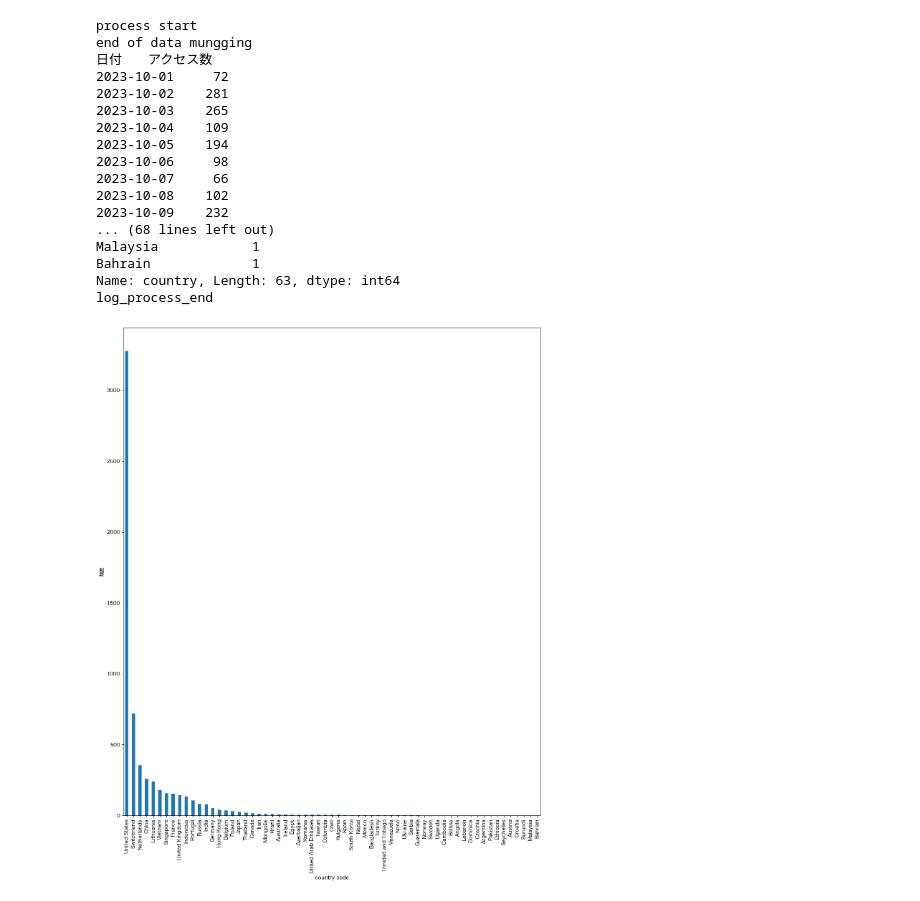
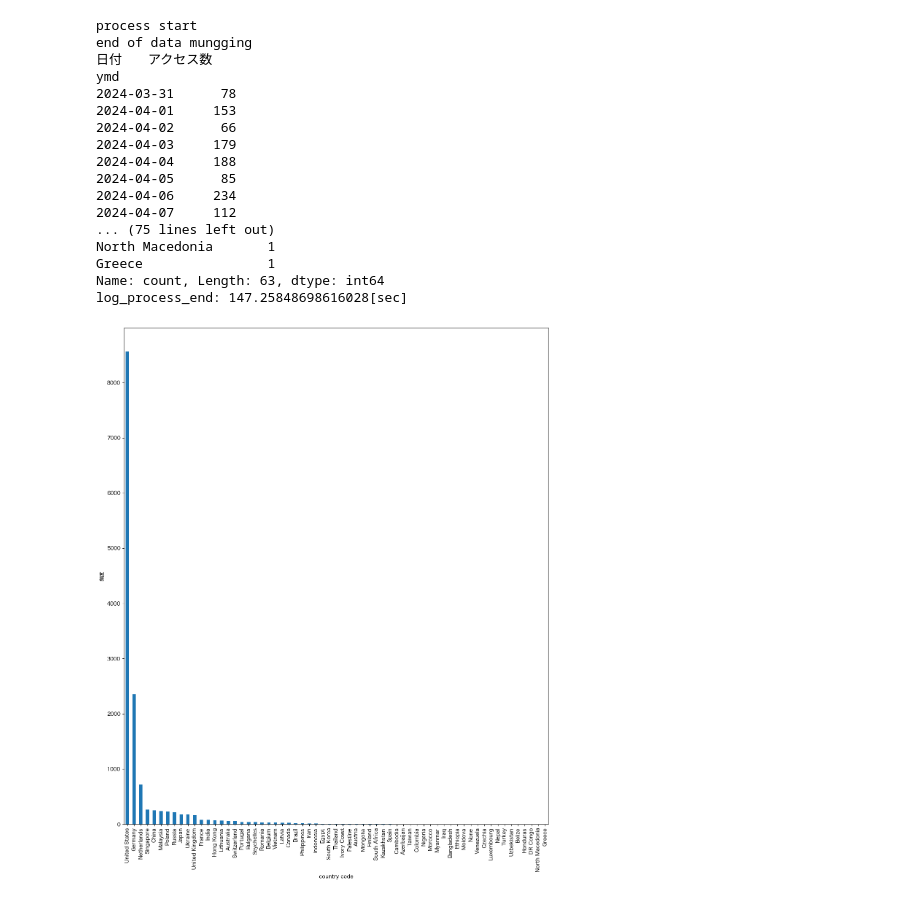
Before and after one commit to takishun/Security_practice_code, a Jupyter notebook: log_an_ver2.ipynb, the cells around one changed output. Drawn from its saved outputs; the diff is of its cells as text; code cells hidden in the pictures.

```diff
--- a/log_an_ver2.ipynb
+++ b/log_an_ver2.ipynb
@@ -4,6 +4,7 @@ import matplotlib.pyplot as plt
 import warnings
 import base64
 import geoip2.database
+import time as t
 warnings.simplefilter('ignore')
 %matplotlib inline
 
@@ -53,6 +54,7 @@ class log_analytic_code:
         print('URL')
         plt.clf()
         self.fpass['url'].value_counts().sort_values(ascending=False).head(rank_c).plot(kind='bar',figsize=(15,20))
+        self.fpass['url'].value_counts().sort_values(ascending=False).to_csv('url.csv')
         print(self.fpass['url'].value_counts().sort_values(ascending=False))
         plt.ylabel('頻度')
         plt.xlabel('url')
@@ -83,60 +85,61 @@ class log_analytic_code:
         self.fpass['res']=self.fpass['HTTP']
         self.fpass['url']=self.fpass['HTTP']
         self.fpass['country'] = self.fpass['from_ip_address']
         for i in range(0,len(self.fpass['HTTP'])):
             self.fpass['res'][i] = self.fpass['HTTP'].str.split()[i][0]
 
         for i in range(0,len(self.fpass['from_ip_address'])):
             try:
                 self.fpass['country'][i] = self.ip_dict.city(self.fpass['from_ip_address'][i]).country.names['en']
             except:
                 self.fpass['country'][i] = "None"
         print('end of data mungging')
 
         return self.fpass
 
     def ip_country(self):
         print('国別集計')
         plt.clf()
         self.fpass['country'].value_counts().sort_values(ascending=False).plot(kind='bar',figsize=(15,20))
         print(self.fpass['country'].value_counts().sort_values(ascending=False))
         self.fpass['country'].value_counts().sort_values(ascending=False).to_csv('country.csv')
         plt.ylabel('頻度')
         plt.xlabel('country code')
         plt.savefig('country.png')
 
 if __name__ == "__main__":
-    log_an = log_analytic_code('/Users/takishun/files/log20231031/log.txt','GeoLite2-City.mmdb')
-#     try:
-    df = log_an.mung()
-    log_an.make_access_plot()
-    log_an.make_ip_count(10)
-    log_an.make_url_plot(10)
-    log_an.make_response_plot()
-    log_an.make_httpres_plot()
-    log_an.ip_country()
-    log_an.save_csv()
-#     except:
-#         print('except')
-    print('log_process_end')
+    start = t.time()
+    log_an = log_analytic_code('/Users/takishun/files/log20240430/log.txt','GeoLite2-City.mmdb')
+    try:
+        df = log_an.mung()
+        log_an.make_access_plot()
+        log_an.make_ip_count(10)
+        log_an.make_url_plot(10)
+        log_an.make_response_plot()
+        log_an.make_httpres_plot()
+        log_an.ip_country()
+        log_an.save_csv()
+    except:
+        print('except')
+    print('log_process_end: {}[sec]'.format(t.time()-start))
 # %% [output]
 process start
 end of data mungging
 日付　　アクセス数
-2023-10-01     72
-2023-10-02    281
-2023-10-03    265
-2023-10-04    109
-2023-10-05    194
-2023-10-06     98
-2023-10-07     66
-2023-10-08    102
-2023-10-09    232
-... (68 lines left out)
-Malaysia            1
-Bahrain             1
-Name: country, Length: 63, dtype: int64
-log_process_end
+ymd
+2024-03-31      78
+2024-04-01     153
+2024-04-02      66
+2024-04-03     179
+2024-04-04     188
+2024-04-05      85
+2024-04-06     234
+2024-04-07     112
+... (75 lines left out)
+North Macedonia       1
+Greece                1
+Name: count, Length: 63, dtype: int64
+log_process_end: 147.25848698616028[sec]
-[figure, old version]
+[figure, new version]
 # %%
 d = pd.read_csv('log_df.csv')
```
Also changed, not shown: 21 other files.
